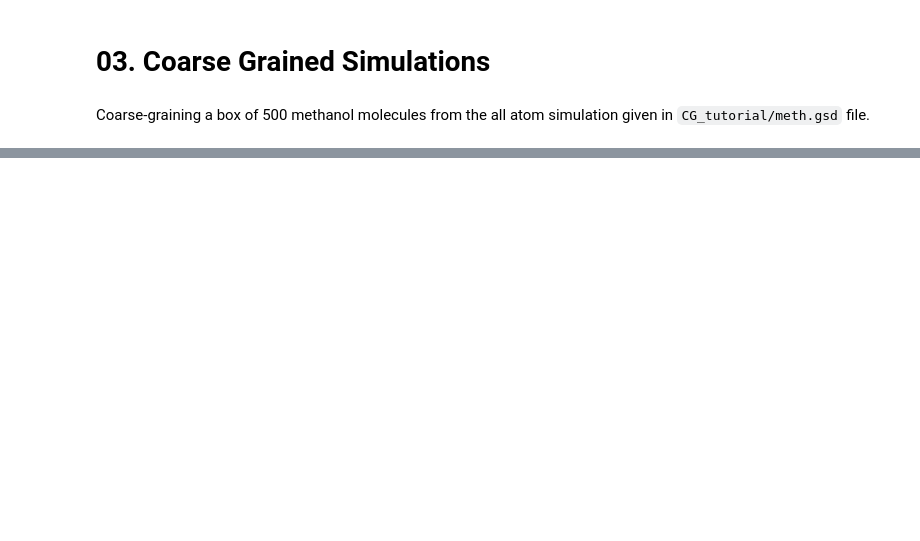
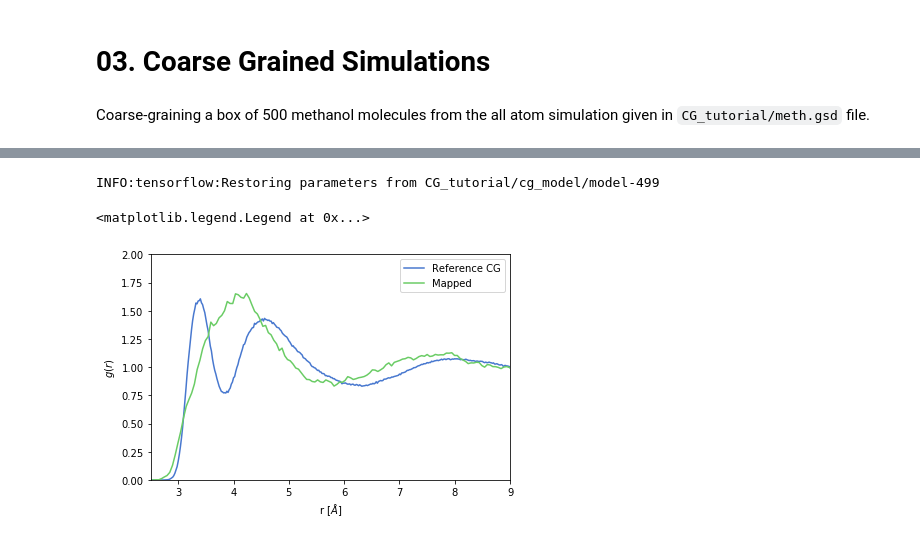
Before and after one commit to ur-whitelab/hoomd-tf, a Jupyter notebook: examples/03. Coarse-Graining.ipynb, the cells around one changed output, grey strips where cells are left out. Cells and saved outputs as stored; diff of their text form; code cells hidden in the pictures; blank space fills up the shorter version.

Commit message:
Clean up CG and EDS tutorials  (#171)
* CG example RDF plot added
* EDS example modified with embedded simulation

```diff
--- a/examples/03. Coarse-Graining.ipynb
+++ b/examples/03. Coarse-Graining.ipynb
@@ -160,0 +158,21 @@ Training Done
+# %%
+## Load saved rdf tensor from the graph
+train_vars = htf.load_variables('CG_tutorial/cg_model', ['avg-rdf', 'rdf-r'])
+# %% [output]
+INFO:tensorflow:Restoring parameters from CG_tutorial/cg_model/model-499
+# %%
+## Plot RDFs between Mapped CG beads (center of masses) and the reference (C-O in all atom system )
+
+matplotlib.style.use('seaborn-muted')
+ref_rdf = np.loadtxt('CG_tutorial/ref_rdf.xvg',comments=('#','@'))
+plt.plot(ref_rdf[:,0]*10,ref_rdf[:,1],label ='Reference CG')
+plt.plot(train_vars['rdf-r'], train_vars['avg-rdf'] / train_vars['avg-rdf'][-1], label='Mapped')
+plt.xlim(2.5,9)
+plt.ylim(0,2)
+plt.xlabel(r'r [$\AA$]')
+plt.ylabel('$g(r)$')
+plt.tight_layout()
+plt.legend()
+# %% [output]
+<matplotlib.legend.Legend at 0x...>
+[figure, added]
```
Also changed, not shown: parts of 5 cells of this notebook, 4 other files.
